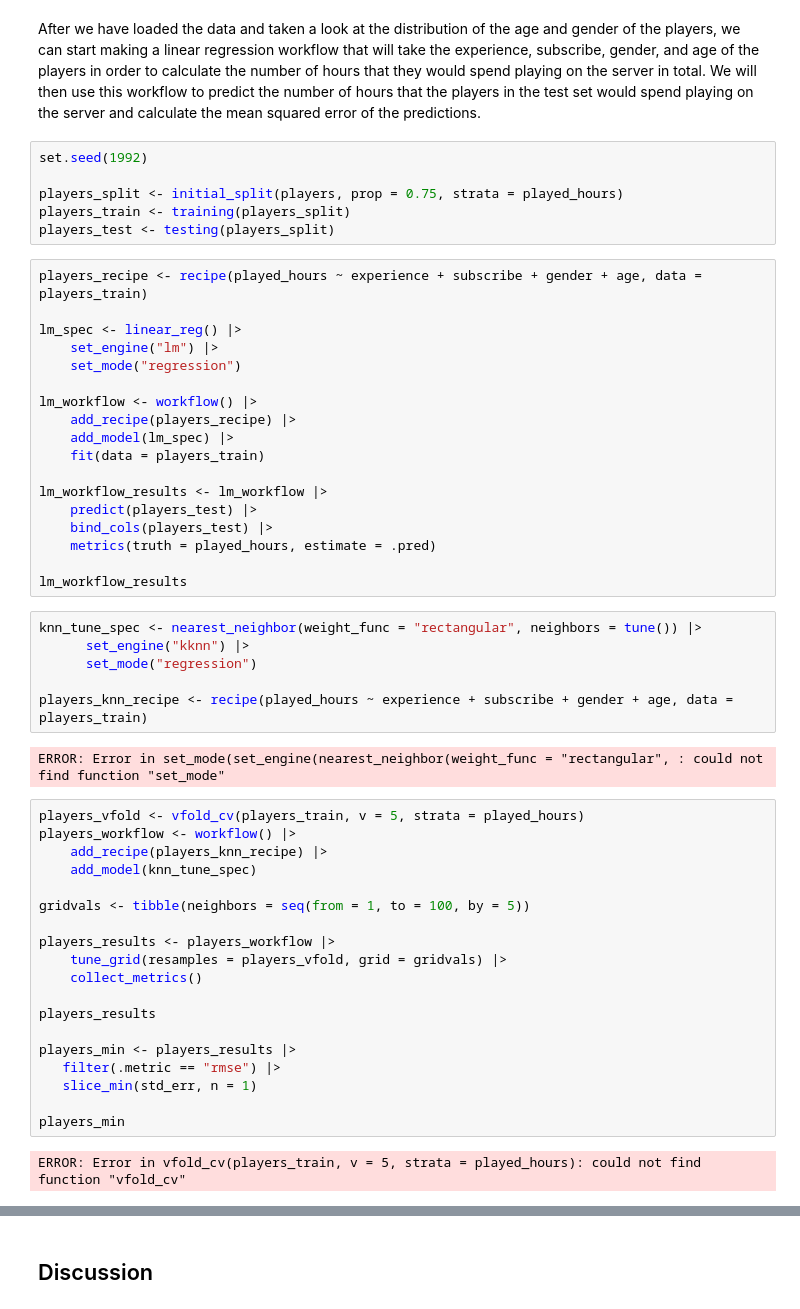
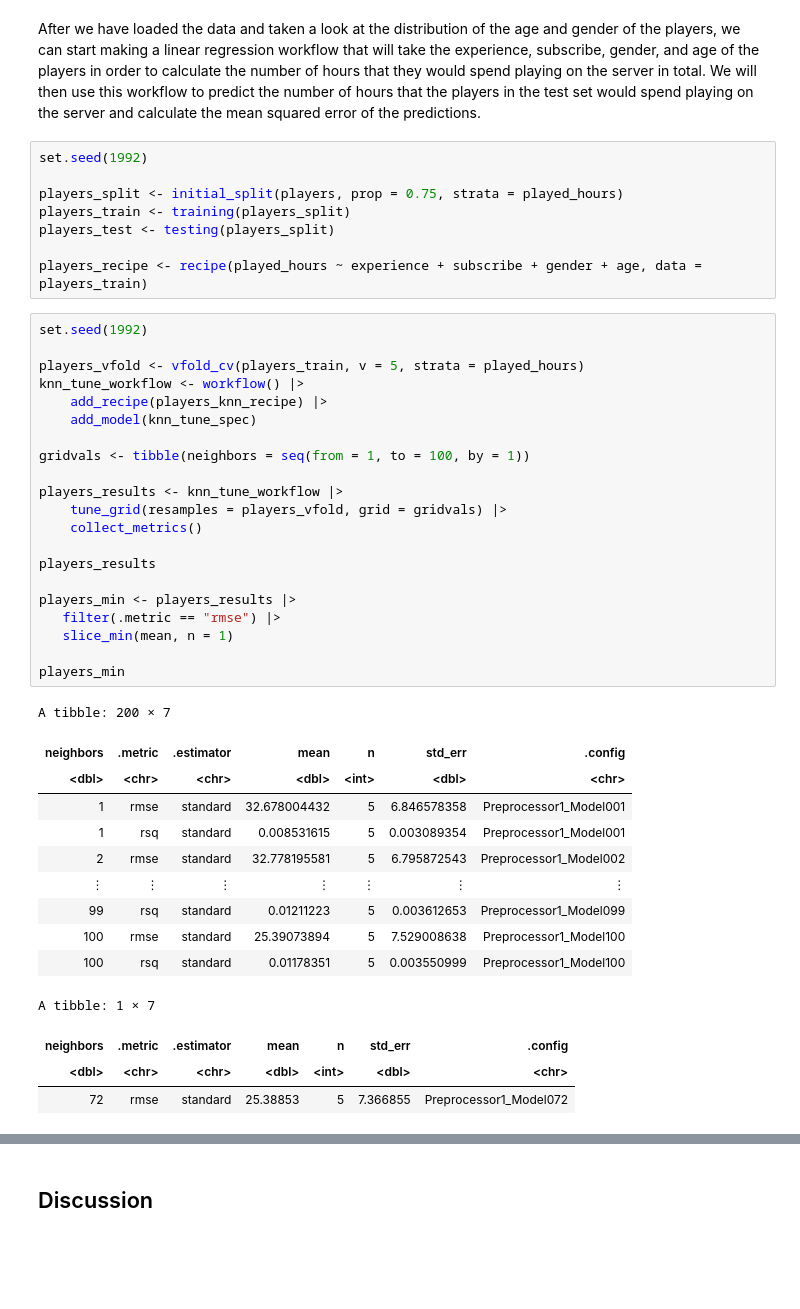
Before and after one commit to 0xc60f/dsci-100-2024w1-group-004-3, a Jupyter notebook: report.ipynb, the cells around one changed output, grey strips where cells are left out. Cells and saved outputs as stored; diff of their text form; blank space fills up the shorter version.

```diff
--- a/report.ipynb
+++ b/report.ipynb
@@ -104,50 +105,41 @@ set.seed(1992)
 players_split <- initial_split(players, prop = 0.75, strata = played_hours)
 players_train <- training(players_split)
 players_test <- testing(players_split)
+
+players_recipe <- recipe(played_hours ~ experience + subscribe + gender + age, data = players_train)
-# %%
-players_recipe <- recipe(played_hours ~ experience + subscribe + gender + age, data = players_train)
-
-lm_spec <- linear_reg() |>
-    set_engine("lm") |>
-    set_mode("regression")
-
-lm_workflow <- workflow() |>
-    add_recipe(players_recipe) |>
-    add_model(lm_spec) |>
-    fit(data = players_train)
-
-lm_workflow_results <- lm_workflow |>
-    predict(players_test) |>
-    bind_cols(players_test) |>
-    metrics(truth = played_hours, estimate = .pred)
-
-lm_workflow_results
-# %%
-knn_tune_spec <- nearest_neighbor(weight_func = "rectangular", neighbors = tune()) |>
-      set_engine("kknn") |>
-      set_mode("regression")
-
-players_knn_recipe <- recipe(played_hours ~ experience + subscribe + gender + age, data = players_train)
-# %% [output]
-ERROR: Error in set_mode(set_engine(nearest_neighbor(weight_func = "rectangular", : could not find function "set_mode"
 # %%
+set.seed(1992)
+
 players_vfold <- vfold_cv(players_train, v = 5, strata = played_hours)
-players_workflow <- workflow() |>
+knn_tune_workflow <- workflow() |>
     add_recipe(players_knn_recipe) |>
     add_model(knn_tune_spec)
 
-gridvals <- tibble(neighbors = seq(from = 1, to = 100, by = 5))
+gridvals <- tibble(neighbors = seq(from = 1, to = 100, by = 1))
 
-players_results <- players_workflow |>
+players_results <- knn_tune_workflow |>
     tune_grid(resamples = players_vfold, grid = gridvals) |>
     collect_metrics()
 
 players_results
 
 players_min <- players_results |>
    filter(.metric == "rmse") |>
-   slice_min(std_err, n = 1)
+   slice_min(mean, n = 1)
 
 players_min
 # %% [output]
-ERROR: Error in vfold_cv(players_train, v = 5, strata = played_hours): could not find function "vfold_cv"
+A tibble: 200 × 7
+| neighbors | .metric | .estimator | mean | n | std_err | .config |
+| <dbl> | <chr> | <chr> | <dbl> | <int> | <dbl> | <chr> |
+| 1 | rmse | standard | 32.678004432 | 5 | 6.846578358 | Preprocessor1_Model001 |
+| 1 | rsq | standard | 0.008531615 | 5 | 0.003089354 | Preprocessor1_Model001 |
+| 2 | rmse | standard | 32.778195581 | 5 | 6.795872543 | Preprocessor1_Model002 |
+| ⋮ | ⋮ | ⋮ | ⋮ | ⋮ | ⋮ | ⋮ |
+| 99 | rsq | standard | 0.01211223 | 5 | 0.003612653 | Preprocessor1_Model099 |
+| 100 | rmse | standard | 25.39073894 | 5 | 7.529008638 | Preprocessor1_Model100 |
+| 100 | rsq | standard | 0.01178351 | 5 | 0.003550999 | Preprocessor1_Model100 |
+A tibble: 1 × 7
+| neighbors | .metric | .estimator | mean | n | std_err | .config |
+| <dbl> | <chr> | <chr> | <dbl> | <int> | <dbl> | <chr> |
+| 72 | rmse | standard | 25.38853 | 5 | 7.366855 | Preprocessor1_Model072 |
```
Also changed, not shown: parts of 4 cells of this notebook.
